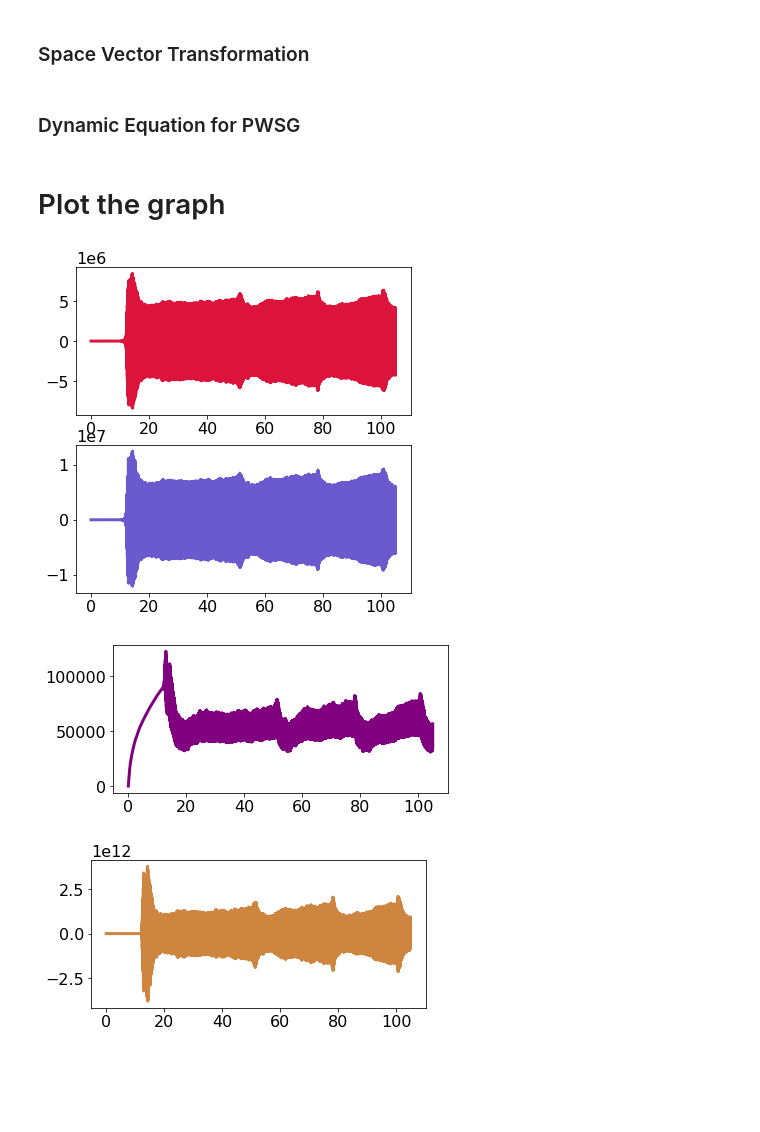
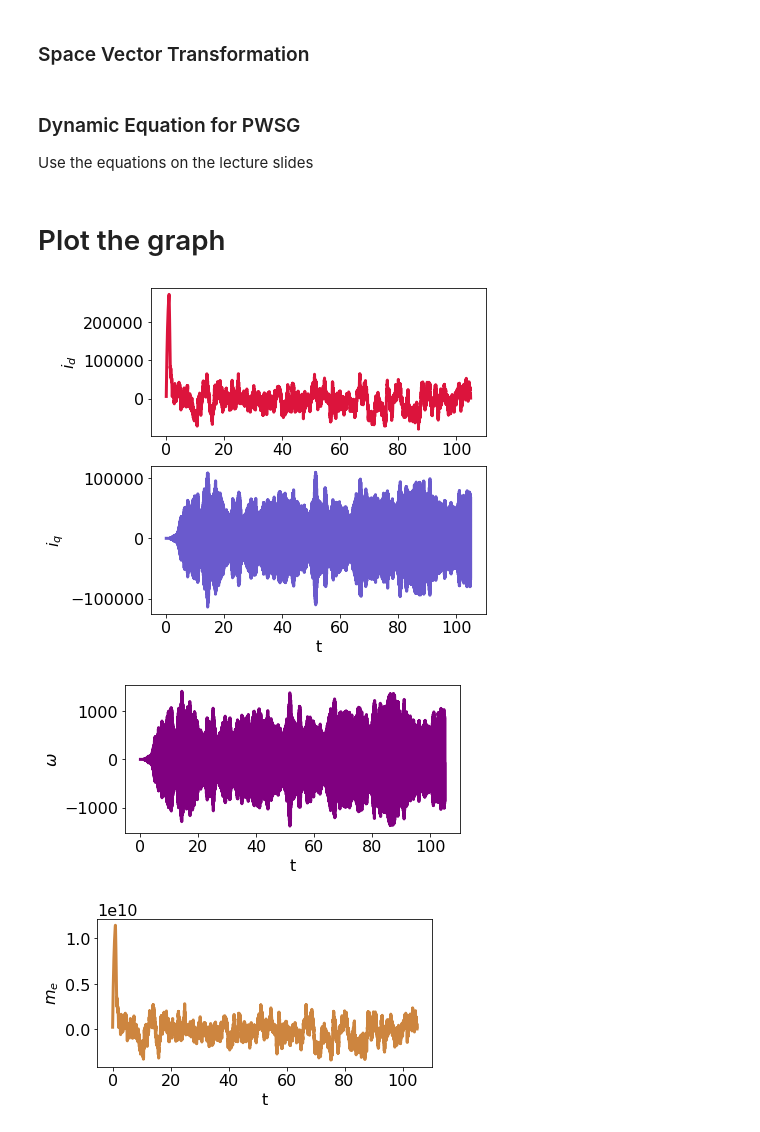
Before and after one commit to lixiangabcd08/EE5703, a Jupyter notebook: simulation.ipynb, the cells around one changed output. Saved outputs shown, nothing was run; the diff lists cells and outputs as text; code cells hidden in the pictures; blank space fills up the shorter version.

```diff
--- a/simulation.ipynb
+++ b/simulation.ipynb
@@ -48,5 +68,6 @@ ld = 0.0055 # d-axis inductance in H
 lq = 0.00375 # q-axis inductance in H
 p = 56 # number of poles
 f = 50 # frequency in Hz
-pf = 10 # permanent flux in Wb
+pf = 1000 # permanent flux in Wb
 tmech = 900 # moment of inertia in kgm2
+v0 = 3300 # nominal voltage in kv
@@ -66,12 +85,13 @@ def space_vector(v3phase):
     return vs_alpha, vs_beta  #returns real and imaginary parr
 # %%
 def get_space_vector(angle):
-    v30 = [230*np.cos(angle), 230*np.cos(angle - 2*np.pi/3.0), \
-                    230*np.cos(angle - 4.0*np.pi/3.0)]
+    v30 = [v0*np.cos(angle), v0*np.cos(angle - 2*np.pi/3.0), \
+                    v0*np.cos(angle - 4.0*np.pi/3.0)]
     vd, vq = space_vector(v30)
     return vd, vq
 # %% [markdown]
 ### Dynamic Equation for PWSG
+Use the equations on the lecture slides
 # %%
 def PMSG(X, t, vd, vq):
     x0 = X[0] # id
@@ -101,7 +121,7 @@ relerr = 1.0e-3
 x0 = [0, 0, 0]
 
 for ii in range(len(ts)):
-    angle = wm*ts[ii]-int(wm*ts[ii]/np.pi/2)*2*np.pi # get the angle at this moment
+    angle = x0[2]*ts[ii]-int(x0[2]*ts[ii]/np.pi/2)*2*np.pi # get the angle at this moment
     vd, vq = get_space_vector(angle) # transform to dq axis
     solx = odeint(PMSG, x0, [0,tinc], args=(vd, vq), atol = abserr, rtol = relerr)
     sols[ii] = solx[-1]
@@ -117,22 +137,28 @@ for ii in range(len(ts)):
 # %%
 pl.figure(1,figsize=(6,6))
 pl.rc('font',size = 16)
 ax1 = pl.subplot(2,1,1)
 ax1.plot(ts,ids,'crimson',lw=3)
-# ax2 = ax1.twinx()
+ax1.set_ylabel('$i_d$')
 ax2 = pl.subplot(2,1,2)
 ax2.plot(ts,iqs,'slateblue',lw=3)
+ax2.set_ylabel('$i_q$')
+ax2.set_xlabel('t')
 
 pl.figure(2,figsize=(6,6))
 ax3 = pl.subplot(2,1,2)
 ax3.plot(ts,ws,'purple',lw=3)
+ax3.set_ylabel('$\omega$')
+ax3.set_xlabel('t')
 
 pl.figure(3,figsize=(6,6))
-ax3 = pl.subplot(2,1,2)
-ax3.plot(ts,mes,'peru',lw=3)
+ax4 = pl.subplot(2,1,2)
+ax4.plot(ts,mes,'peru',lw=3)
+ax4.set_ylabel('$m_e$')
+ax4.set_xlabel('t')
 
 pl.show()
 # %% [output]
-[figure, old version]
+[figure, new version]
-[figure, old version]
+[figure, new version]
-[figure, old version]
+[figure, new version]
```
Also changed, not shown: parts of 7 cells of this notebook, 1 other file.
